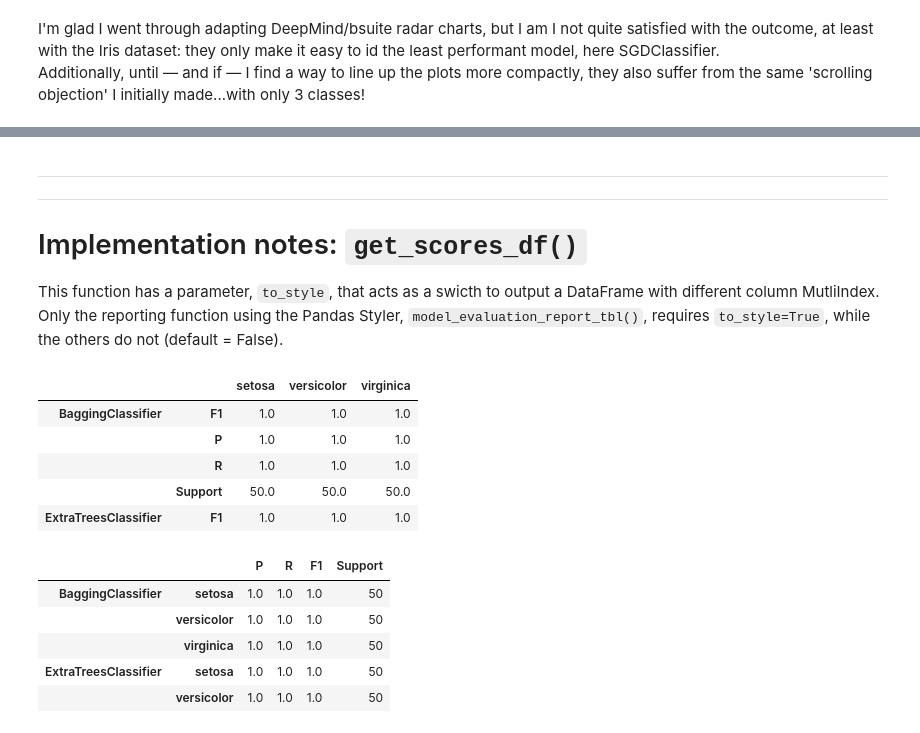
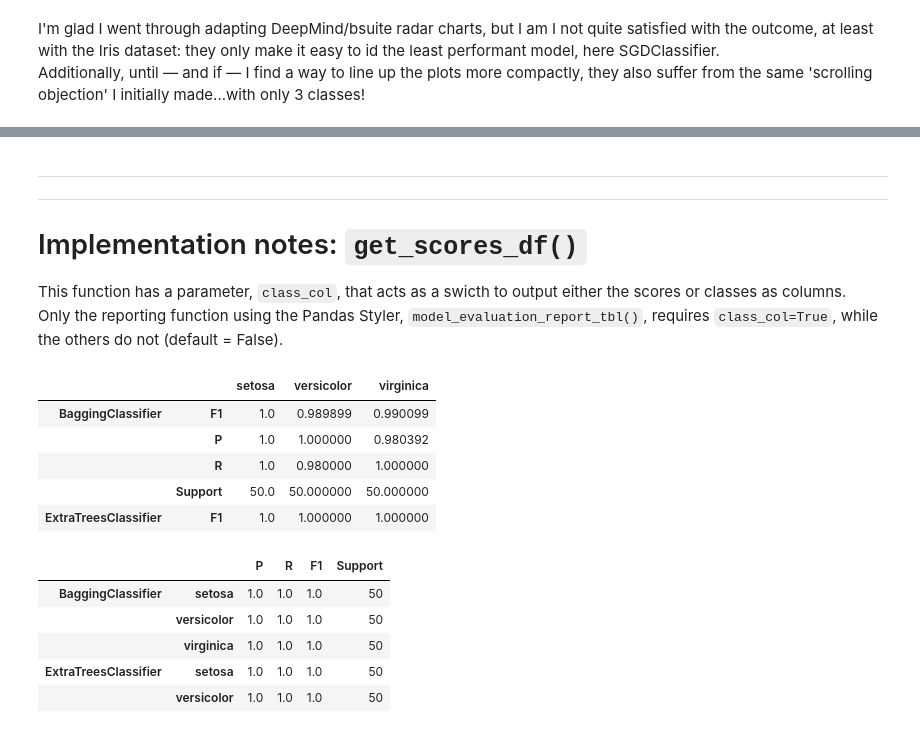
Before and after one commit to CatChenal/Yellowbricks, a Jupyter notebook: visual_model_selection.ipynb, the cells around one changed output, grey strips where cells are left out. Drawn from its saved outputs; the diff is of its cells as text; code cells hidden in the pictures.

Commit message:
added report from df

```diff
--- a/visual_model_selection.ipynb
+++ b/visual_model_selection.ipynb
@@ -189,6 +186,10 @@ rpts.model_evaluation_report_bar(models, X, y, labels, encode=False)
 # %% [markdown]
 I'm glad I went through adapting DeepMind/bsuite radar charts, but I am I not quite satisfied with the outcome, at least with the Iris dataset: they only make it easy to id the least performant model, here SGDClassifier.
 Additionally, until &mdash; and if &mdash; I find a way to line up the plots more compactly, they also suffer from the same 'scrolling objection' I initially made...with only 3 classes!
+# %%
+# Iris dataset from sklearn & same models:
+X, y, labels = rpts.get_iris_data()
+models = rpts.get_models()
 # %%
 dfm_iris = rpts.get_scores_df(models, X, y, labels, encode=False)
 
@@ -203,18 +204,18 @@ for lbl in labels:
 ---
 # Implementation notes: `get_scores_df()`
 
-This function has a parameter, `to_style`, that acts as a swicth to output a DataFrame with different column MutliIndex.
-Only the reporting function using the Pandas Styler, `model_evaluation_report_tbl()`, requires `to_style=True`, while the others do not (default = False).
+This function has a parameter, `class_col`, that acts as a swicth to output either the scores or classes as columns.
+Only the reporting function using the Pandas Styler, `model_evaluation_report_tbl()`, requires `class_col=True`, while the others do not (default = False).
 # %%
-dfm_iris_tbl = rpts.get_scores_df(models, X, y, labels, encode=False, to_style=True)
+dfm_iris_tbl = rpts.get_scores_df(models, X, y, labels, encode=False, class_col=True)
 dfm_iris_tbl.head()
 # %% [output]
 |  |  | setosa | versicolor | virginica |
-| BaggingClassifier | F1 | 1.0 | 1.0 | 1.0 |
-|  | P | 1.0 | 1.0 | 1.0 |
-|  | R | 1.0 | 1.0 | 1.0 |
-|  | Support | 50.0 | 50.0 | 50.0 |
-| ExtraTreesClassifier | F1 | 1.0 | 1.0 | 1.0 |
+| BaggingClassifier | F1 | 1.0 | 0.989899 | 0.990099 |
+|  | P | 1.0 | 1.000000 | 0.980392 |
+|  | R | 1.0 | 0.980000 | 1.000000 |
+|  | Support | 50.0 | 50.000000 | 50.000000 |
+| ExtraTreesClassifier | F1 | 1.0 | 1.000000 | 1.000000 |
 # %%
 dfm_iris = rpts.get_scores_df(models, X, y, labels, encode=False)
 dfm_iris.head()
```
Also changed, not shown: parts of 10 cells of this notebook, 3 other files.
